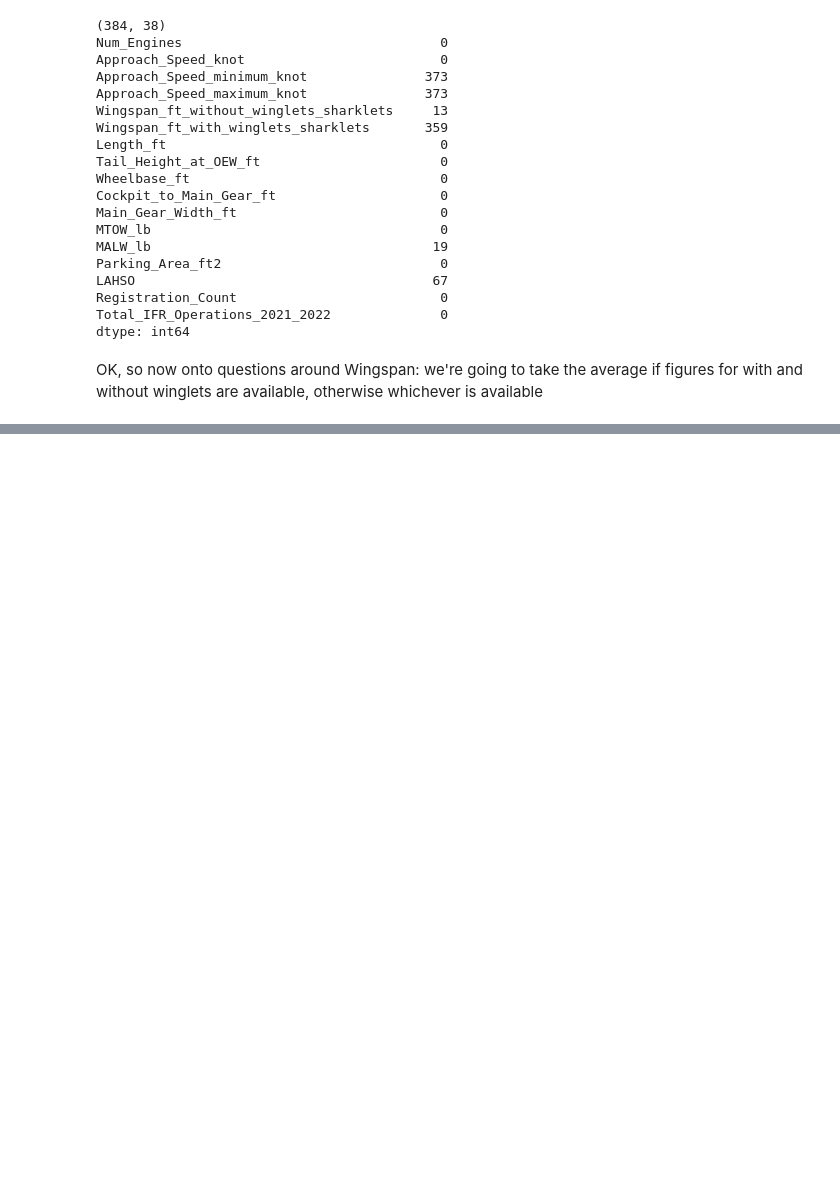
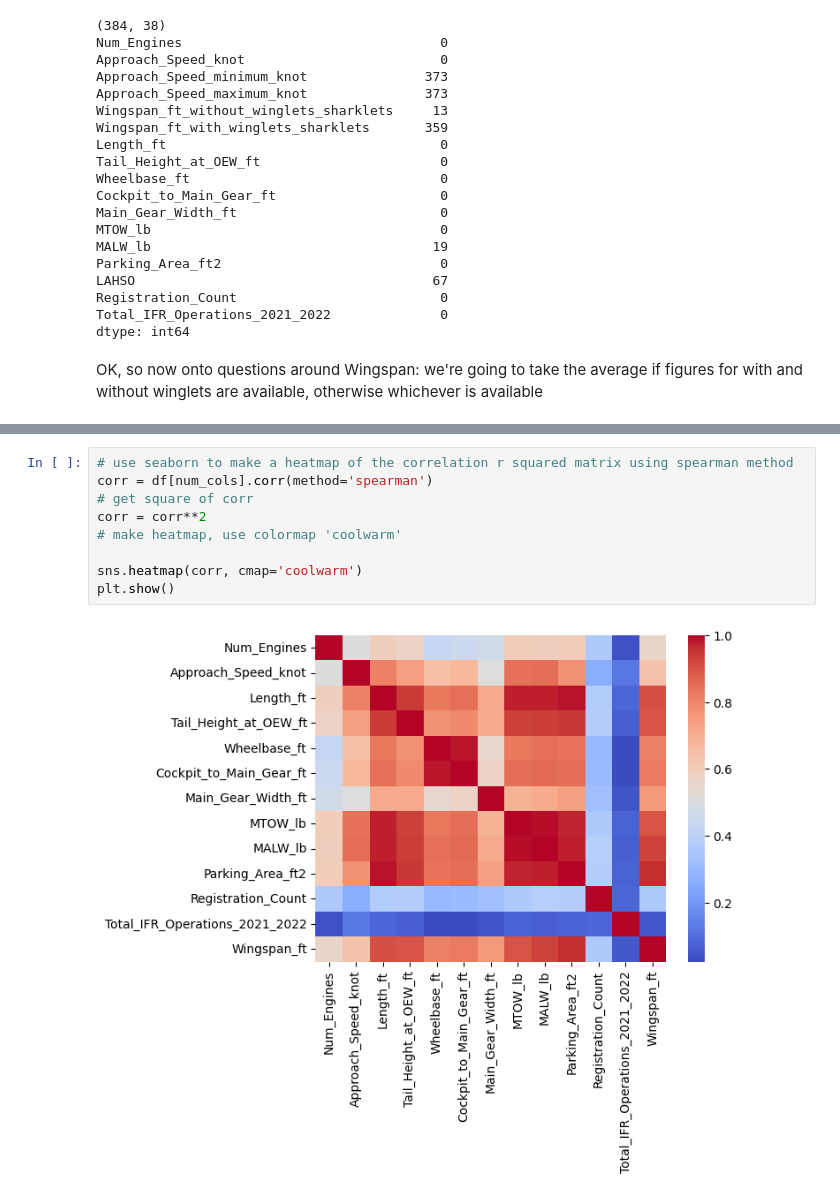
Before and after one commit to SharpWave/Dave_ML, a Jupyter notebook: FAA.ipynb, the cells around one changed output, grey strips where cells are left out. Drawn from its saved outputs; the diff is of its cells as text; blank space fills up the shorter version.

```diff
--- a/FAA.ipynb
+++ b/FAA.ipynb
@@ -256,0 +260,11 @@ dtype: int64
+# %%
+# use seaborn to make a heatmap of the correlation r squared matrix using spearman method
+corr = df[num_cols].corr(method='spearman')
+# get square of corr
+corr = corr**2
+# make heatmap, use colormap 'coolwarm'
+
+sns.heatmap(corr, cmap='coolwarm')
+plt.show()
+# %% [output]
+[figure, added]
```
Also changed, not shown: parts of 2 cells of this notebook.
